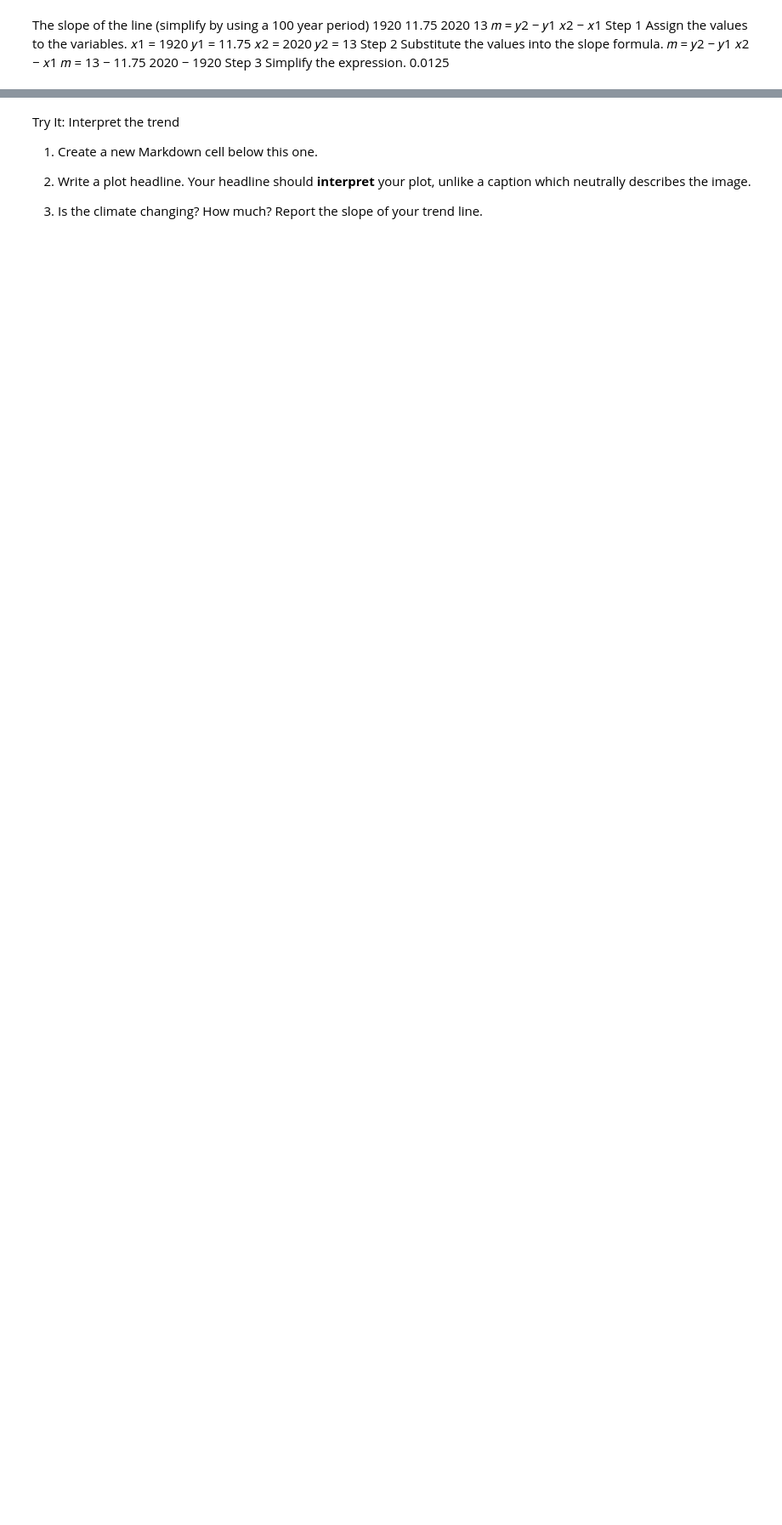
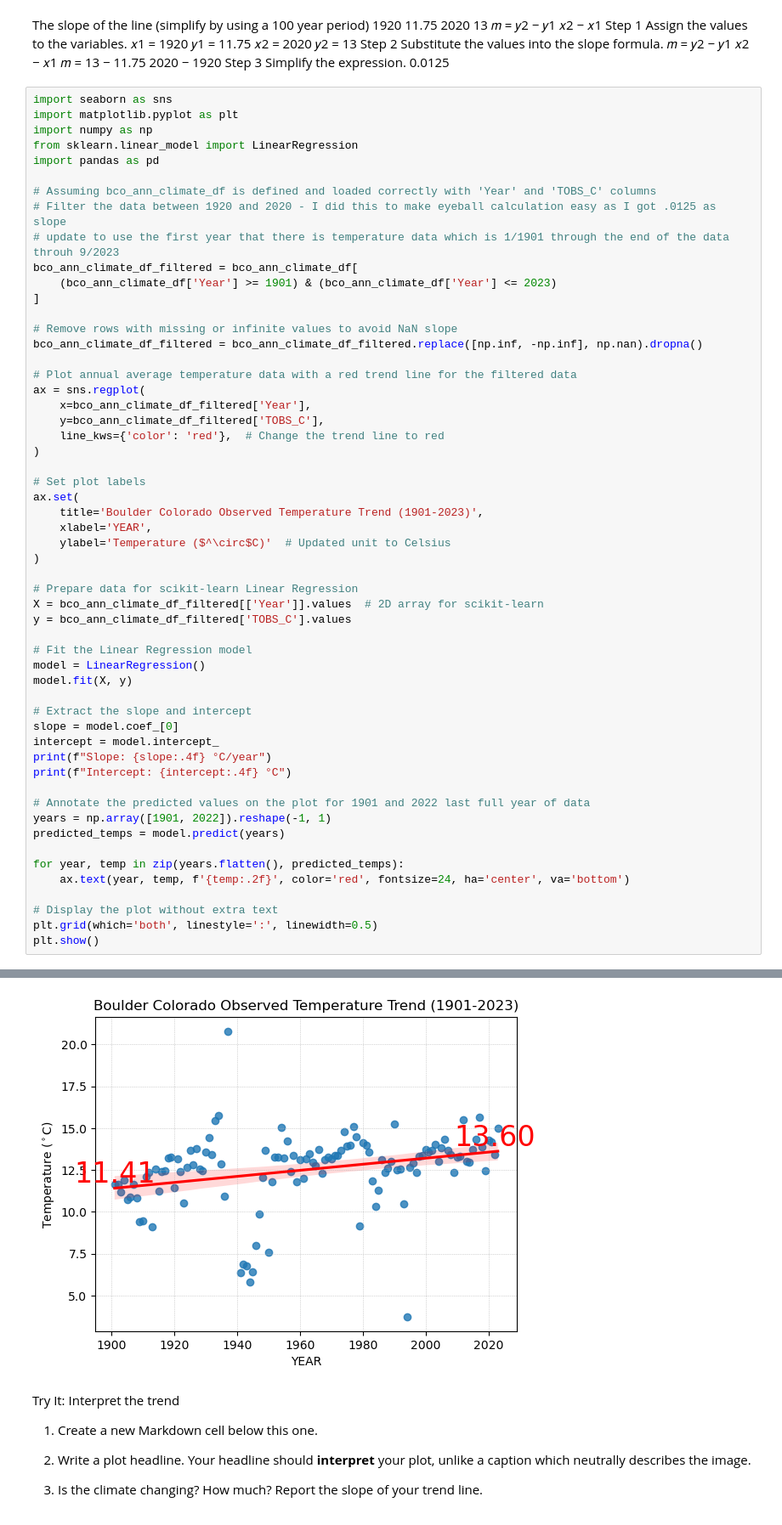
Before and after one commit to earthlab-education/climate-coding-challenge-gpb3037, a Jupyter notebook: Climate Coding Challenge, Part 5!.ipynb, the cells around one changed output, grey strips where cells are left out. Shown: that part at 85% size. Drawn from its saved outputs; the diff is of its cells as text; blank space fills up the shorter version.

```diff
--- a/Climate Coding Challenge, Part 5!.ipynb
+++ b/Climate Coding Challenge, Part 5!.ipynb
@@ -586,3 +707,59 @@ Substitute the values into the slope formula.
 Step 3
 Simplify the expression.
 0.0125
+# %%
+import seaborn as sns
+import matplotlib.pyplot as plt
+import numpy as np
+from sklearn.linear_model import LinearRegression
+import pandas as pd
+
+# Assuming bco_ann_climate_df is defined and loaded correctly with 'Year' and 'TOBS_C' columns
+# Filter the data between 1920 and 2020 - I did this to make eyeball calculation easy as I got .0125 as slope
+# update to use the first year that there is temperature data which is 1/1901 through the end of the data throuh 9/2023
+bco_ann_climate_df_filtered = bco_ann_climate_df[
+    (bco_ann_climate_df['Year'] >= 1901) & (bco_ann_climate_df['Year'] <= 2023)
+]
+
+# Remove rows with missing or infinite values to avoid NaN slope
+bco_ann_climate_df_filtered = bco_ann_climate_df_filtered.replace([np.inf, -np.inf], np.nan).dropna()
+
+# Plot annual average temperature data with a red trend line for the filtered data
+ax = sns.regplot(
+    x=bco_ann_climate_df_filtered['Year'],
+    y=bco_ann_climate_df_filtered['TOBS_C'],
+    line_kws={'color': 'red'},  # Change the trend line to red
+)
+
+# Set plot labels
+ax.set(
+    title='Boulder Colorado Observed Temperature Trend (1901-2023)',
+    xlabel='YEAR',
+    ylabel='Temperature ($^\circ$C)'  # Updated unit to Celsius
+)
+
+# Prepare data for scikit-learn Linear Regression
+X = bco_ann_climate_df_filtered[['Year']].values  # 2D array for scikit-learn
+y = bco_ann_climate_df_filtered['TOBS_C'].values
+
+# Fit the Linear Regression model
+model = LinearRegression()
+model.fit(X, y)
+
+# Extract the slope and intercept
+slope = model.coef_[0]
+intercept = model.intercept_
+print(f"Slope: {slope:.4f} °C/year")
+print(f"Intercept: {intercept:.4f} °C")
+
+# Annotate the predicted values on the plot for 1901 and 2022 last full year of data
+years = np.array([1901, 2022]).reshape(-1, 1)
+predicted_temps = model.predict(years)
+
+for year, temp in zip(years.flatten(), predicted_temps):
+    ax.text(year, temp, f'{temp:.2f}', color='red', fontsize=24, ha='center', va='bottom')
+
+# Display the plot without extra text
+plt.grid(which='both', linestyle=':', linewidth=0.5)
+plt.show()
+# %% [output]
@@ -589,3 +768,4 @@ Simplify the expression.
+[figure, added]
 # %% [markdown]
 <link rel="stylesheet" type="text/css" href="./assets/styles.css"><div class="callout callout-style-default callout-titled callout-task"><div class="callout-header"><div class="callout-icon-container"><i class="callout-icon"></i></div><div class="callout-title-container flex-fill">Try It: Interpret the trend</div></div><div class="callout-body-container callout-body"><ol type="1">
 <li><p>Create a new Markdown cell below this one.</p></li>
```
Also changed, not shown: parts of 11 cells of this notebook, 3 other files.
